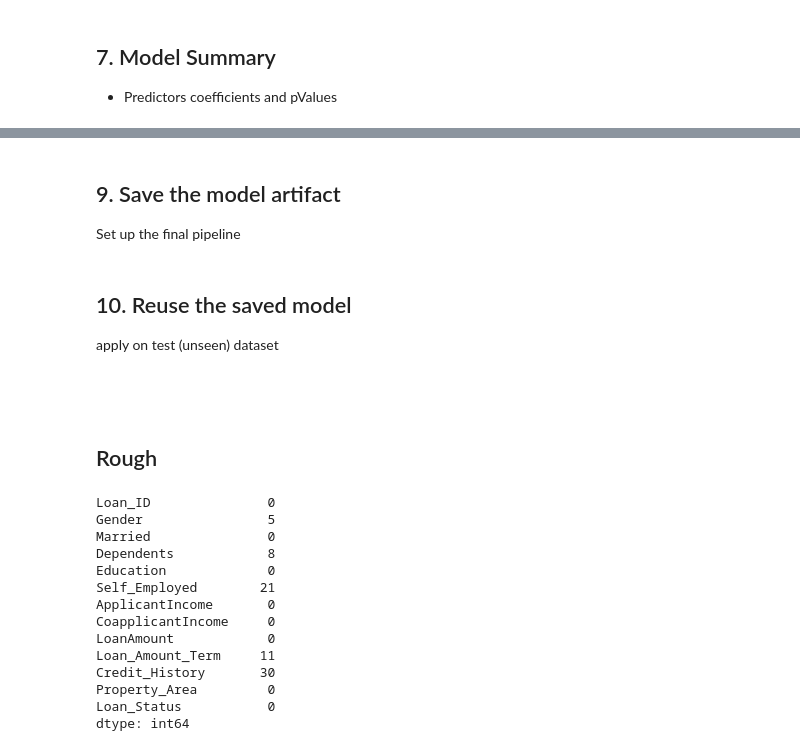
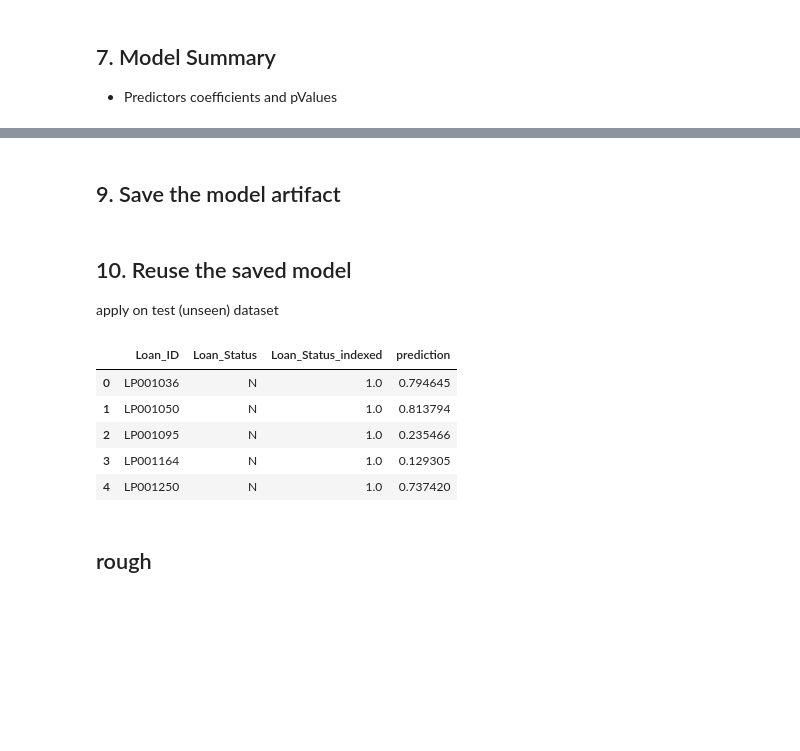
Before and after one commit to ryputtam/misc_learn_lab, a Jupyter notebook: 02_LR_spakMLlib/classification-using-spark-MLlib.ipynb, the cells around one changed output, grey strips where cells are left out. Saved outputs shown, nothing was run; the diff lists cells and outputs as text; code cells hidden in the pictures; blank space fills up the shorter version.

```diff
--- a/02_LR_spakMLlib/classification-using-spark-MLlib.ipynb
+++ b/02_LR_spakMLlib/classification-using-spark-MLlib.ipynb
@@ -863,3 +883,2 @@ model_summary_df
 # %% [markdown]
 ## 9. Save the model artifact
-Set up the final pipeline
@@ -866,24 +887,18 @@ Set up the final pipeline
 # %% [markdown]
 ## 10. Reuse the saved model
 apply on test (unseen) dataset
+# %%
+loaded_model = PipelineModel.load("/kaggle/working/my_pipeline_model2")
+# %%
+test_data_predictions = loaded_model.transform(test_df)
+# %%
+test_data_predictions.toPandas()[['Loan_ID','Loan_Status','Loan_Status_indexed','prediction']].head(5)
+# %% [output]
+|  | Loan_ID | Loan_Status | Loan_Status_indexed | prediction |
+| 0 | LP001036 | N | 1.0 | 0.794645 |
+| 1 | LP001050 | N | 1.0 | 0.813794 |
+| 2 | LP001095 | N | 1.0 | 0.235466 |
+| 3 | LP001164 | N | 1.0 | 0.129305 |
+| 4 | LP001250 | N | 1.0 | 0.737420 |
 # %% [markdown]
-##
+## rough
-# %% [markdown]
-## Rough
-# %%
-df.toPandas().isnull().sum()
-# %% [output]
-Loan_ID               0
-Gender                5
-Married               0
-Dependents            8
-Education             0
-Self_Employed        21
-ApplicantIncome       0
-CoapplicantIncome     0
-LoanAmount            0
-Loan_Amount_Term     11
-Credit_History       30
-Property_Area         0
-Loan_Status           0
-dtype: int64
```
Also changed, not shown: parts of 61 cells of this notebook.
